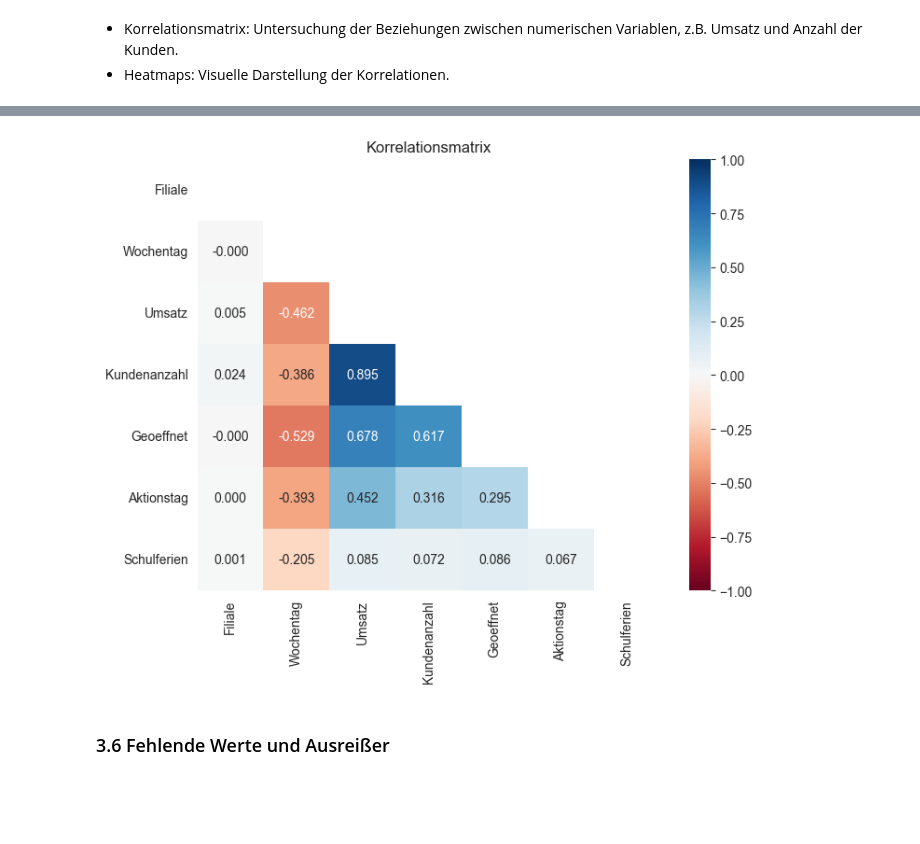
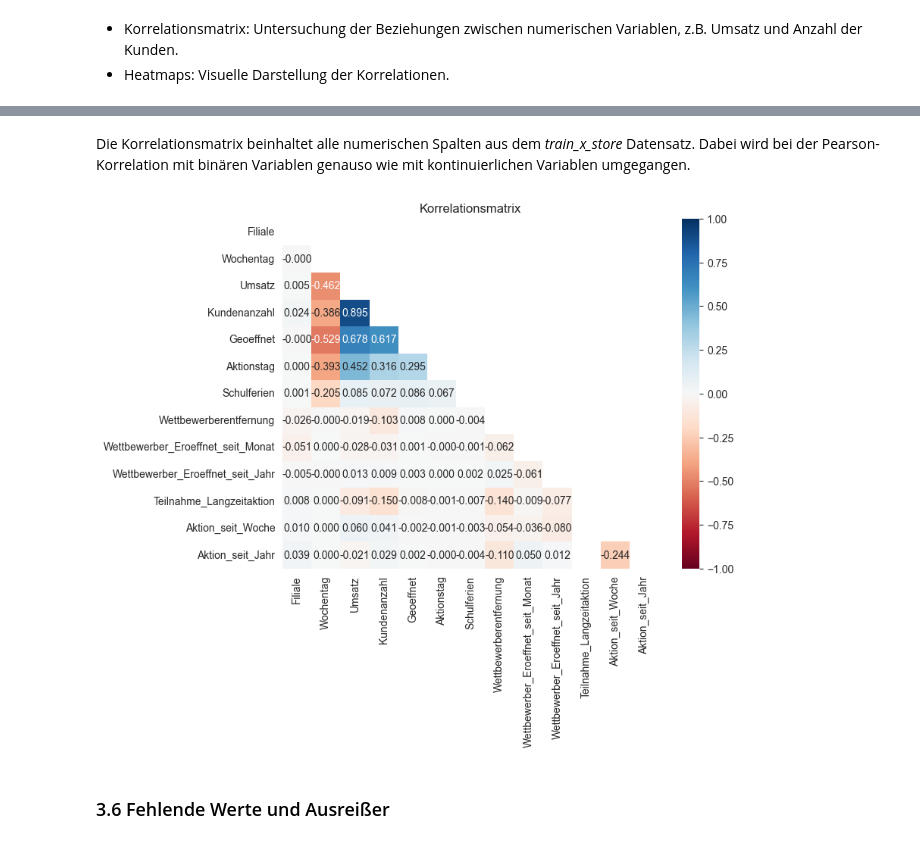
Before and after one commit to AliceKitchkin/Forecasting-Rossmann-Store-Sales, a Jupyter notebook: Forecasting_Notebook.ipynb, the cells around one changed output, grey strips where cells are left out. Saved outputs shown, nothing was run; the diff lists cells and outputs as text; code cells hidden in the pictures; blank space fills up the shorter version.

```diff
--- a/Forecasting_Notebook.ipynb
+++ b/Forecasting_Notebook.ipynb
@@ -159,0 +186,10 @@ display(store.head())
+# %%
+# bestehende Spalten anpassen
+train_x_store["Datum"] = pd.to_datetime(train_x_store["Datum"])
+train_x_store["Wochentag"] = train_x_store["Datum"].dt.weekday
+
+# neue Spalten hinzufügen
+train_x_store["Tag"] = train_x_store["Datum"].dt.day
+train_x_store["Monat"] = train_x_store["Datum"].dt.month
+train_x_store["Jahr"] = train_x_store["Datum"].dt.year
+train_x_store["Quartal"] = train_x_store["Datum"].dt.quarter
@@ -254,19 +266,22 @@ Korrelationswerte   Stärke der Korrelation
+# %% [markdown]
+Die Korrelationsmatrix beinhaltet alle numerischen Spalten aus dem _train_x_store_ Datensatz. Dabei wird bei der Pearson-Korrelation mit binären Variablen genauso wie mit kontinuierlichen Variablen umgegangen.
 # %%
-# Spalten mit numerischen Werten
-train_only_nr = train.select_dtypes(include=['number'])
-corr_matrix = train_only_nr.corr("pearson")
-#corr_matrix.style.background_gradient(cmap="Blues", vmin=0, vmax=1)
+# Spalten mit numerischen Werten (Strings und kategorische Werte ausgeschlossen)
+train_x_store_only_nr = train_x_store.select_dtypes(include=['number'])
+
+# Korrelationsmatrix nach Pearson-Verfahren erstellen
+corr_matrix = train_x_store_only_nr.corr("pearson")
 
 # Nur unteres Dreieck in der Korrelationsmatrix ziehen
 my_mask = np.triu(np.ones_like(corr_matrix, dtype=bool))
 
 # Korrelationsmatrix erstellen und formatieren
 plt.figure(figsize=(8,6))
 plot = sns.heatmap(corr_matrix, cmap="RdBu", vmin=-1, vmax=1, annot=True, fmt="0.3f", mask=my_mask)
 plot.set_title("Korrelationsmatrix")
 plt.show()
 # %% [output]
-[figure, old version]
+[figure, new version]
 # %% [markdown]
 ### 3.6 Fehlende Werte und Ausreißer <a id="3.6"></a> <br>
 # %% [markdown]
```
Also changed, not shown: parts of 23 cells of this notebook.
